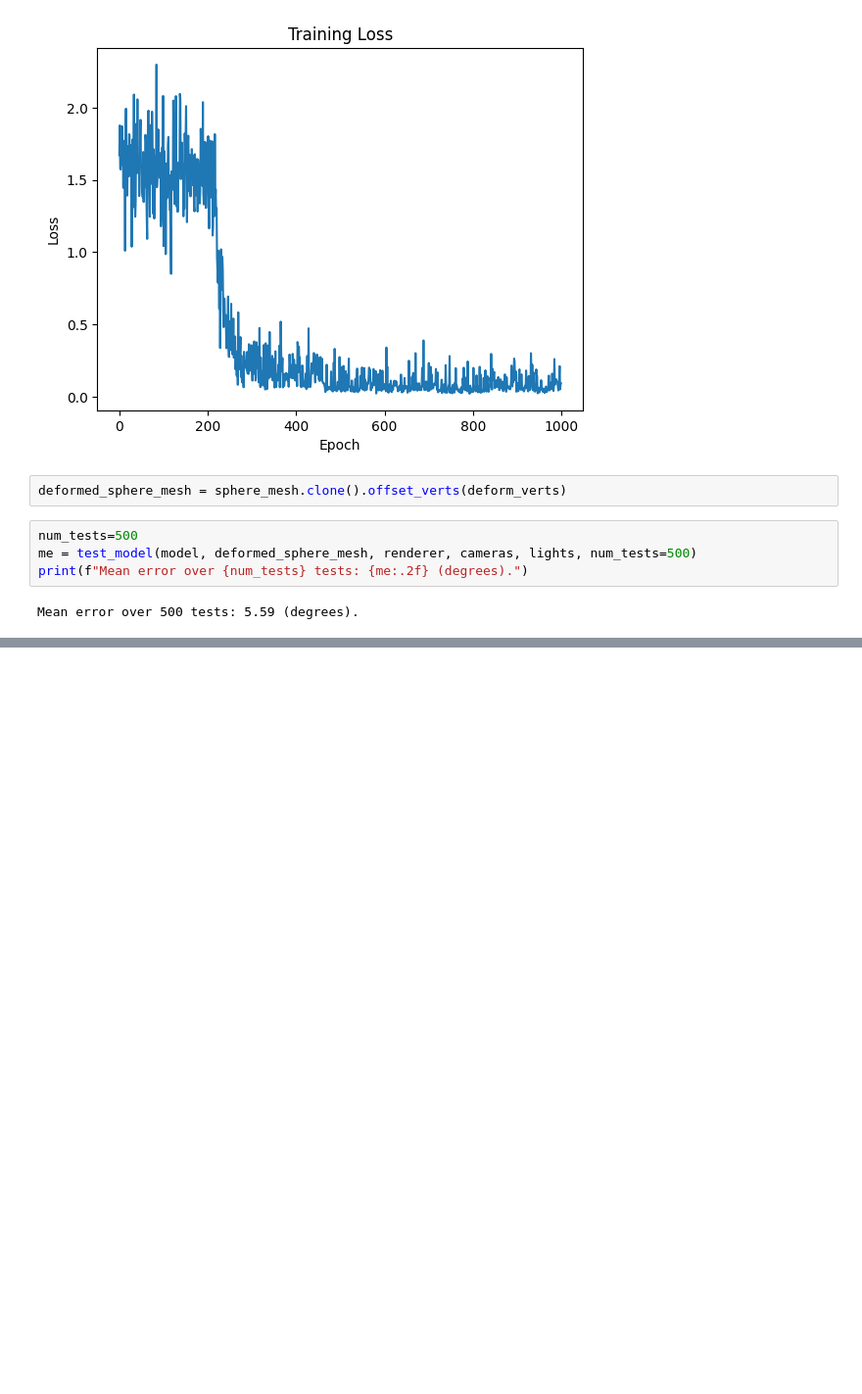
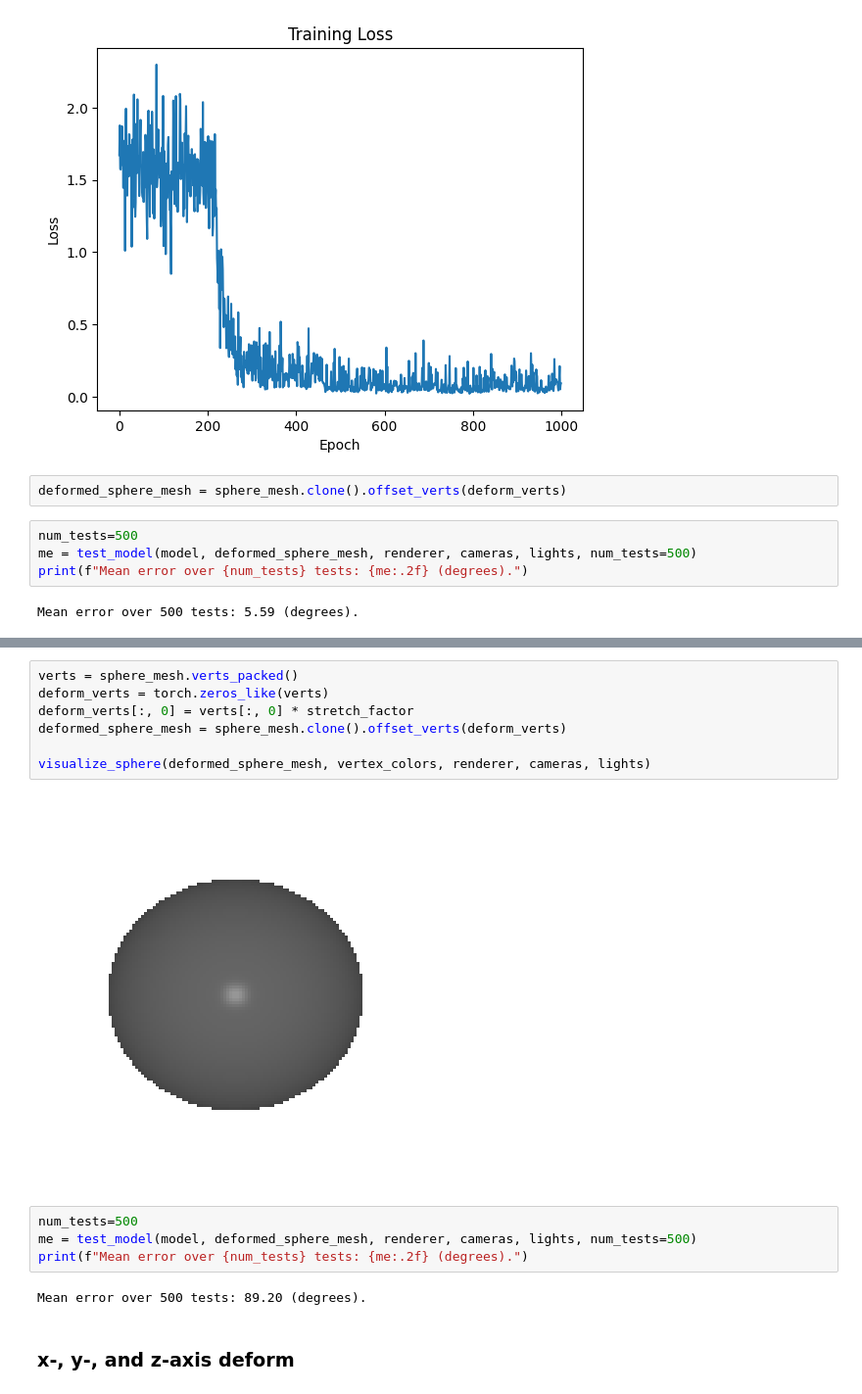
Before and after one commit to Jan-Celin/deep-learning-differentiable-rendering, a Jupyter notebook: rotation_predictor.ipynb, the cells around one changed output, grey strips where cells are left out. Shown at 98% size. Cells and saved outputs as stored; diff of their text form; blank space fills up the shorter version.

```diff
--- a/rotation_predictor.ipynb
+++ b/rotation_predictor.ipynb
@@ -948,0 +1085,17 @@ Mean error over 500 tests: 5.59 (degrees).
+# %%
+verts = sphere_mesh.verts_packed()
+deform_verts = torch.zeros_like(verts)
+deform_verts[:, 0] = verts[:, 0] * stretch_factor
+deformed_sphere_mesh = sphere_mesh.clone().offset_verts(deform_verts)
+
+visualize_sphere(deformed_sphere_mesh, vertex_colors, renderer, cameras, lights)
+# %% [output]
+[figure, added]
+# %%
+num_tests=500
+me = test_model(model, deformed_sphere_mesh, renderer, cameras, lights, num_tests=500)
+print(f"Mean error over {num_tests} tests: {me:.2f} (degrees).")
+# %% [output]
+Mean error over 500 tests: 89.20 (degrees).
+# %% [markdown]
+### x-, y-, and z-axis deform
```
Also changed, not shown: parts of 59 cells of this notebook.
